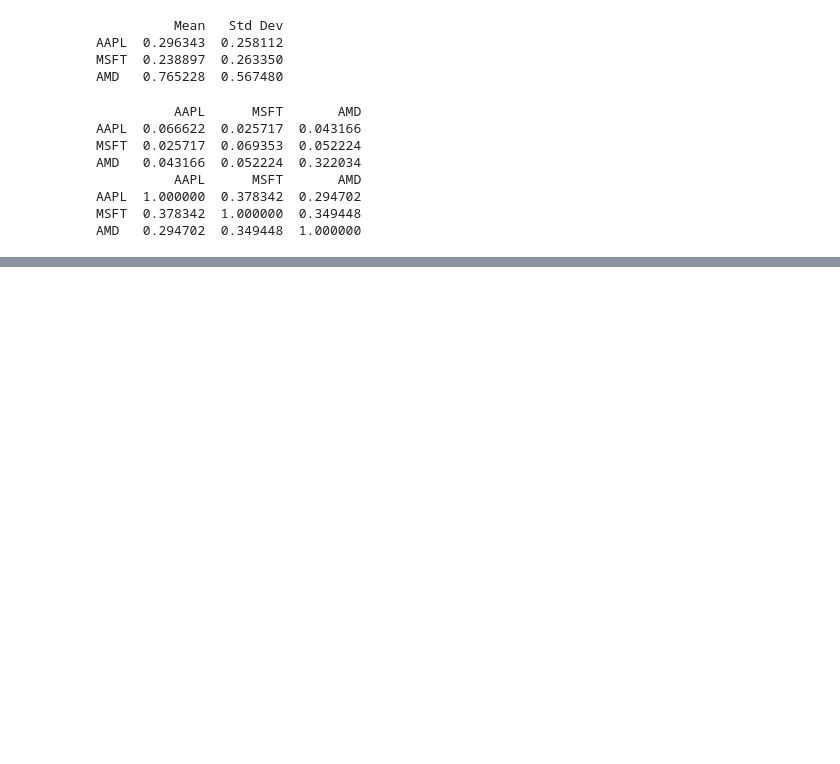
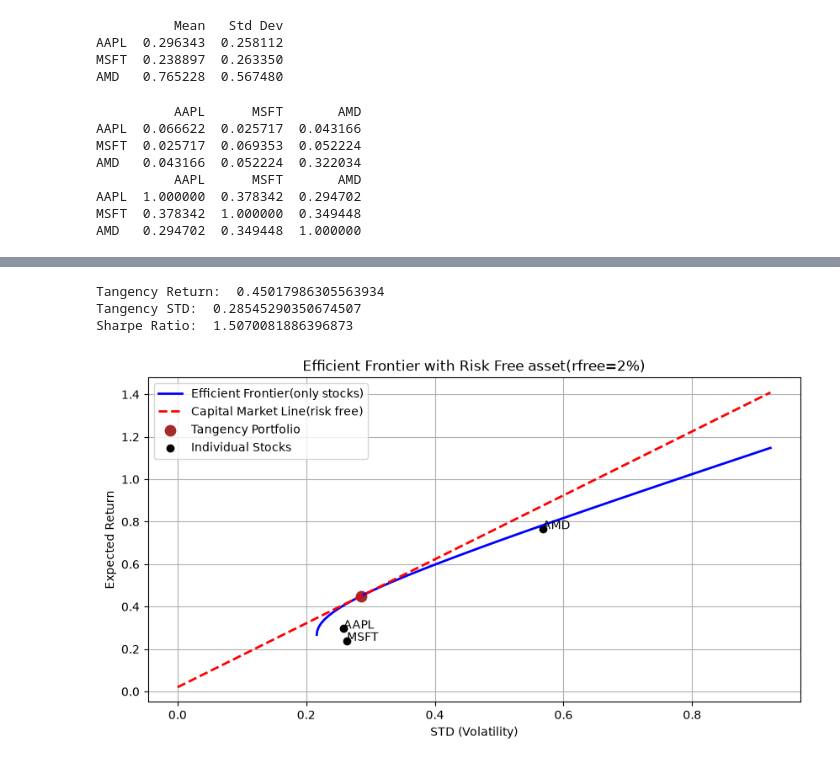
Before and after one commit to Shri-2006/BUS-367-HW3, a Jupyter notebook: Shriyans_Singh_114807762_BUS367_HW3.ipynb, the cells around one changed output, grey strips where cells are left out. Cells and saved outputs as stored; diff of their text form; code cells hidden in the pictures; blank space fills up the shorter version.

```diff
--- a/Shriyans_Singh_114807762_BUS367_HW3.ipynb
+++ b/Shriyans_Singh_114807762_BUS367_HW3.ipynb
@@ -81,0 +126,42 @@ def min_var_portfolio(r, Sigma, target_return):
+# %%
+#q6
+#from class20
+def tangency_portfolio(r, Sigma, rf):
+    mu = np.array(r)
+    Sigma = np.array(Sigma)
+    excess_returns = mu - rf
+    Sigma_inv = np.linalg.inv(Sigma)
+    w_tan = Sigma_inv @ excess_returns
+    w_tan /= np.sum(w_tan)  # Normalize to sum to 1
+    return w_tan
+
+rfree=0.02
+w_tan=tangency_portfolio(mu,Sigma,rfree)
+r_tan=mu@w_tan
+sig_tan=np.sqrt(w_tan@Sigma@w_tan)
+sharpe=(r_tan-rfree)/sig_tan#slope of line, b in y=mx+b = rfree
+print("Tangency Return: ",r_tan)
+print("Tangency STD: ",sig_tan)
+print("Sharpe Ratio: ",sharpe)
+
+sig_cml=np.linspace(0,max(frontier_vols),100)
+r_cml=rfree+(sharpe*sig_cml)
+
+plt.figure(figsize=(10,5))
+plt.plot(frontier_vols,frontier_rets,'b-',lw=2,label='Efficient Frontier(only stocks)')
+plt.plot(sig_cml,r_cml,'r--',lw=2,label='Capital Market Line(risk free)')
+plt.scatter(sig_tan,r_tan,color='brown',s=80,label='Tangency Portfolio')
+plt.scatter(stds,mu,color='black',label='Individual Stocks')
+for i,n in enumerate(names):
+    plt.annotate(n,(stds[i],mu[i]))
+plt.xlabel("STD (Volatility)")
+plt.ylabel("Expected Return")#mispelled as retrun
+plt.title("Efficient Frontier with Risk Free asset(rfree=2%)")#like the assigment says
+plt.legend()
+plt.grid(True)
+plt.show()
+# %% [output]
+Tangency Return:  0.45017986305563934
+Tangency STD:  0.28545290350674507
+Sharpe Ratio:  1.5070081886396873
+[figure, added]
```
Also changed, not shown: parts of 4 cells of this notebook.
